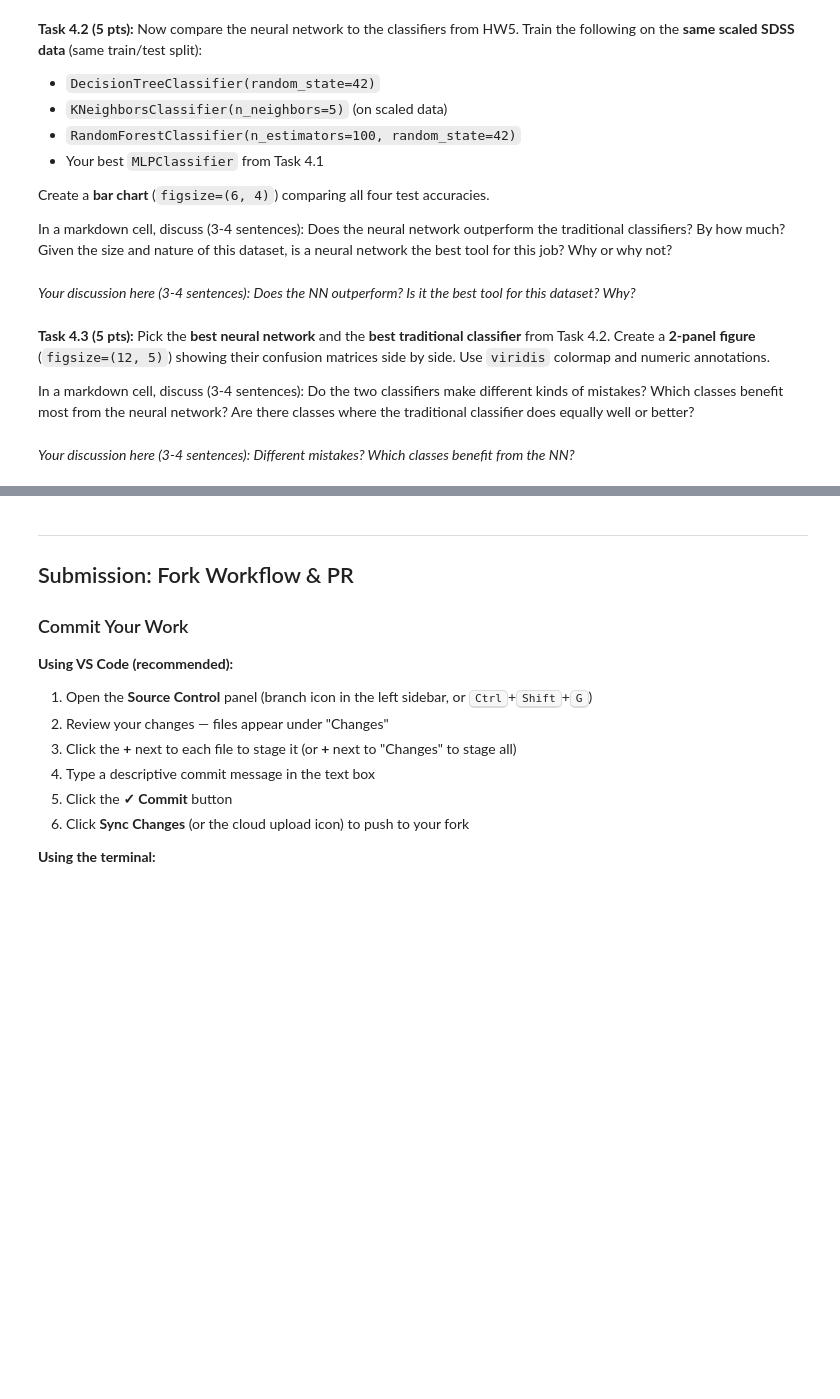
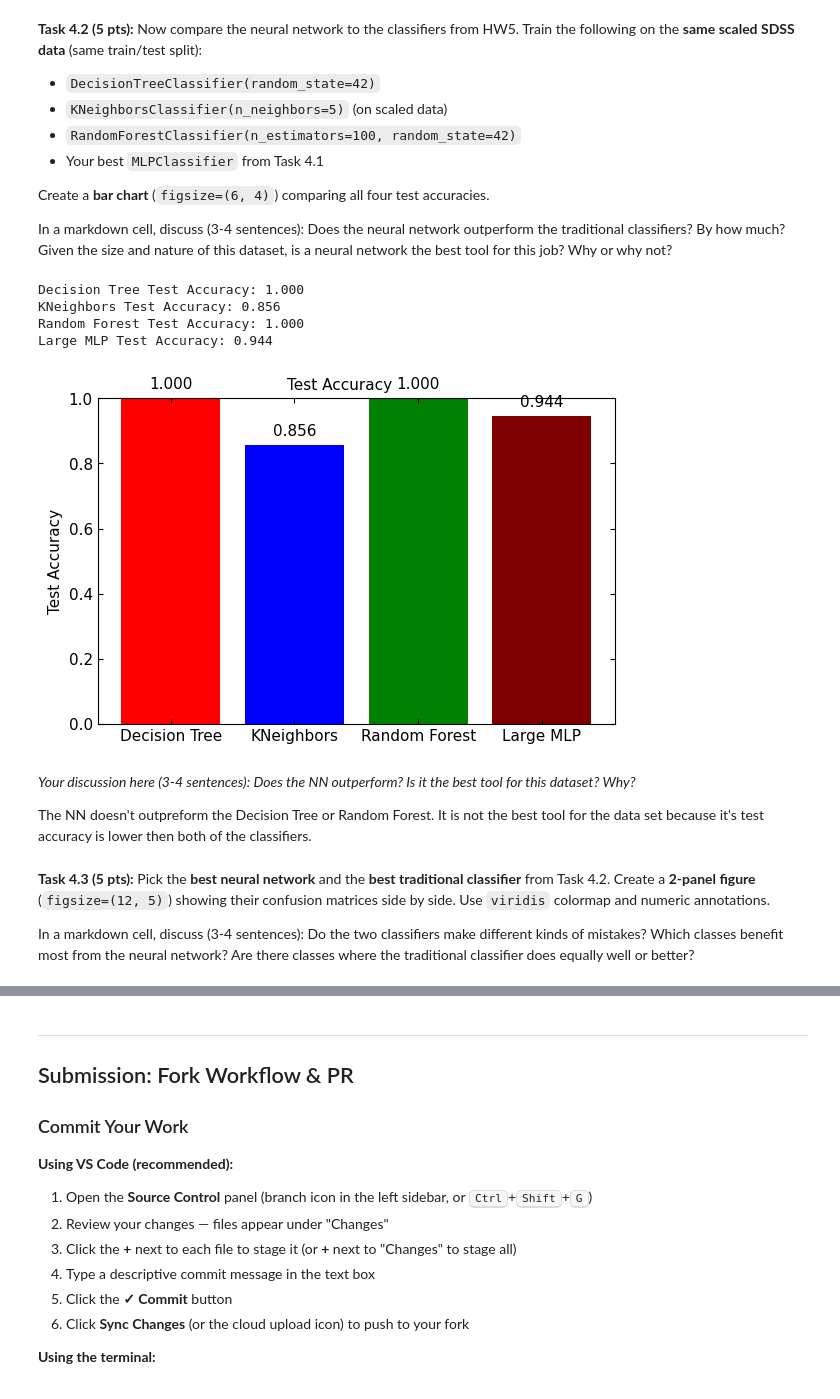
Before and after one commit to owenabbata/PHY386, a Jupyter notebook: 2026/HW/OwenAbbata/HW6.ipynb, the cells around one changed output, grey strips where cells are left out. Cells and saved outputs as stored; diff of their text form; code cells hidden in the pictures; blank space fills up the shorter version.

```diff
--- a/2026/HW/OwenAbbata/HW6.ipynb
+++ b/2026/HW/OwenAbbata/HW6.ipynb
@@ -1113,5 +1155,59 @@ In a markdown cell, discuss (3-4 sentences): Does the neural network outperform
+# %%
+# Task 4.2: Your code here
+from sklearn.tree import DecisionTreeClassifier
+from sklearn.neighbors import KNeighborsClassifier
+from sklearn.ensemble import RandomForestClassifier
+from sklearn.metrics import accuracy_score, confusion_matrix, classification_report
+from sklearn.preprocessing import StandardScaler
+
+# Decision Tree Classifier
+dt = DecisionTreeClassifier(random_state=42)
+dt.fit(X_train, y_train)
+y_pred_dt = dt.predict(X_test)
+acc_dt = accuracy_score(y_test, y_pred_dt)
+print(f"Decision Tree Test Accuracy: {acc_dt:.3f}")
+
+# KNeighbors Classifier
+KN = KNeighborsClassifier(n_neighbors=5)
+KN.fit(X_train, y_train)
+y_pred_kn = KN.predict(X_test)
+acc_kn = accuracy_score(y_test, y_pred_kn)
+print(f"KNeighbors Test Accuracy: {acc_kn:.3f}")
+
+# Random Forest Classifier
+rf = RandomForestClassifier(n_estimators=100, random_state=42)
+rf.fit(X_train, y_train)
+y_pred_rf = rf.predict(X_test)
+acc_rf = accuracy_score(y_test, y_pred_rf)
+print(f"Random Forest Test Accuracy: {acc_rf:.3f}")
+
+#Large MLP Classifier
+acc_large = accuracy_score(y_test, train_mlp_large.predict(X_test))
+print(f"Large MLP Test Accuracy: {acc_large:.3f}")
+
+# All test accuracy bar chart
+fig, ax = plt.subplots(figsize=(6, 4))
+model_names = ['Decision Tree', 'KNeighbors', 'Random Forest', 'Large MLP']
+accuracies = [acc_dt, acc_kn, acc_rf, acc_large]
+colors = ['red', 'blue', 'green', 'maroon']
+ax.bar(model_names, accuracies, color=colors)
+ax.set_ylim(0, 1)
+ax.set_ylabel('Test Accuracy')
+ax.set_title('Test Accuracy       ')
+for i, acc in enumerate(accuracies):
+    ax.text(i, acc + 0.02, f"{acc:.3f}", ha='center', va='bottom')
+plt.tight_layout()
+plt.show()
+# %% [output]
+Decision Tree Test Accuracy: 1.000
+KNeighbors Test Accuracy: 0.856
+Random Forest Test Accuracy: 1.000
+Large MLP Test Accuracy: 0.944
+[figure, added]
 # %% [markdown]
 *Your discussion here (3-4 sentences): Does the NN outperform? Is it the best tool for this dataset? Why?*
+
+The NN doesn't outpreform the Decision Tree or Random Forest. It is not the best tool for the data set because it's test accuracy is lower then both of the classifiers.
 # %% [markdown]
 **Task 4.3 (5 pts):** Pick the **best neural network** and the **best traditional classifier** from Task 4.2. Create a **2-panel figure** (`figsize=(12, 5)`) showing their confusion matrices side by side. Use `viridis` colormap and numeric annotations.
 
@@ -1121,2 +1214,0 @@ In a markdown cell, discuss (3-4 sentences): Do the two classifiers make differe
-# %% [markdown]
-*Your discussion here (3-4 sentences): Different mistakes? Which classes benefit from the NN?*
```
Also changed, not shown: parts of 11 cells of this notebook.
